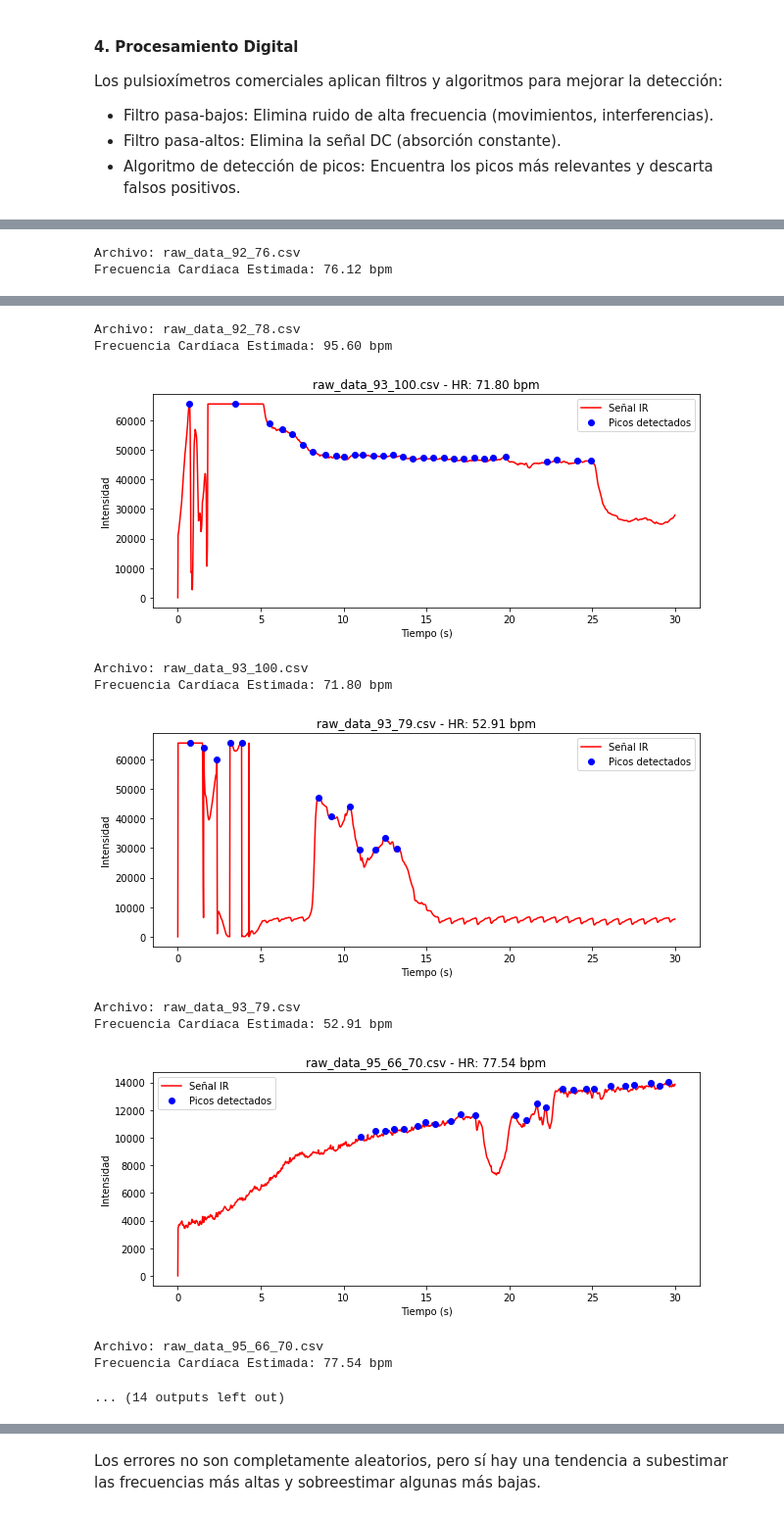
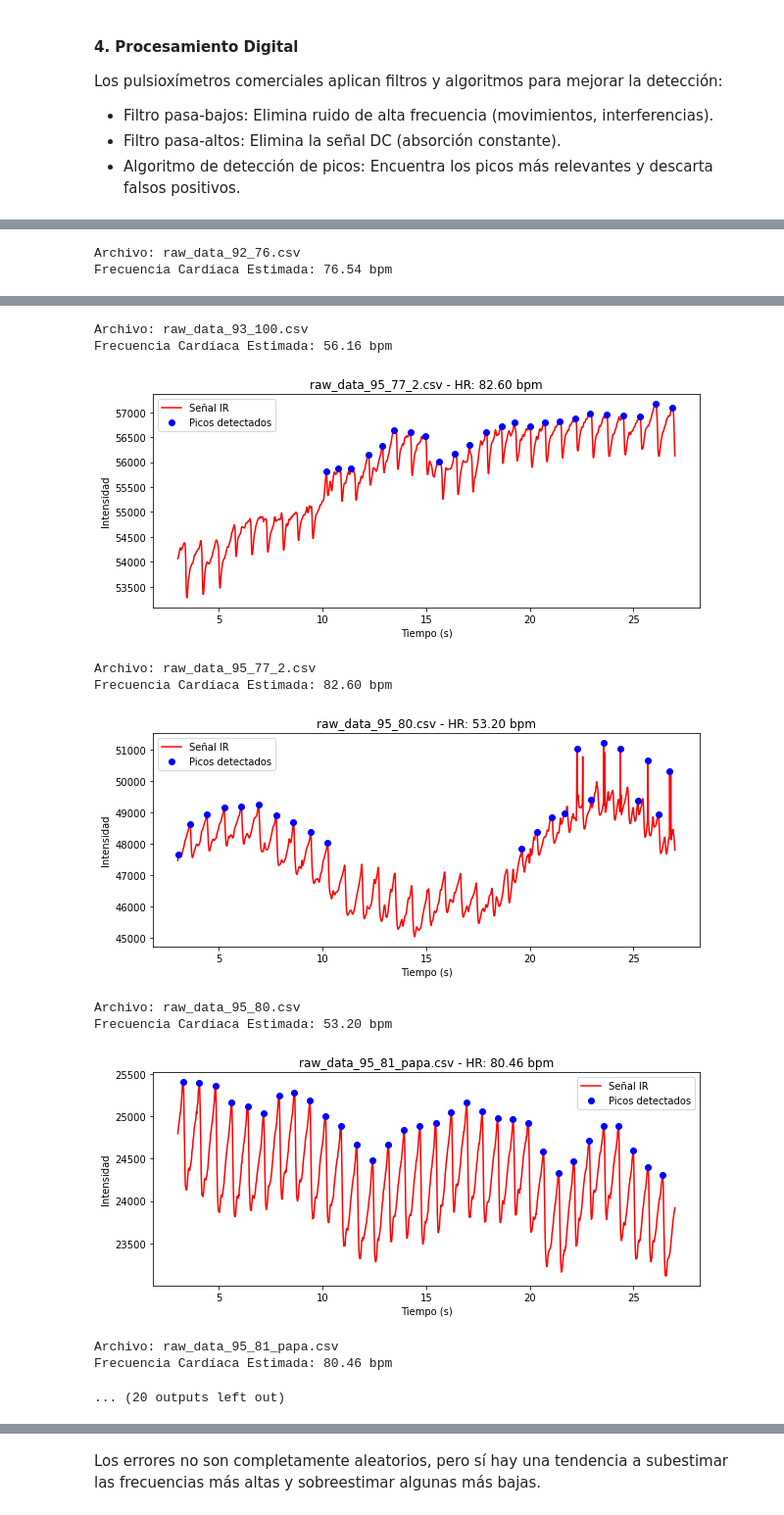
Before and after one commit to ElenaRuizMoreno/TFG-Elena-Ruiz, a Jupyter notebook: Código/procesamiento/Pulsi_comercial.ipynb, the cells around one changed output, grey strips where cells are left out. Shown at 98% size. Cells and saved outputs as stored; diff of their text form; code cells hidden in the pictures.

```diff
--- a/Código/procesamiento/Pulsi_comercial.ipynb
+++ b/Código/procesamiento/Pulsi_comercial.ipynb
@@ -50,6 +50,8 @@ from scipy.signal import find_peaks
 # Cargar los datos del CSV
 file_path = r"C:\Users\Elena\Desktop\GitHub\TFG-Elena-Ruiz\Datos\Datos crudos\save_log2\raw_data_95_77_2.csv"
 df = pd.read_csv(file_path, delimiter=";")
+
+df = df[(df['Tiempo (ms)'] >= 3000) & (df['Tiempo (ms)'] <= 27000)].reset_index(drop=True)
 
 # Extraer tiempo e intensidad de la señal IR (o RED)
 tiempo = df['Tiempo (ms)'] / 1000  # Convertir a segundos
@@ -103,6 +105,7 @@ for archivo in os.listdir(carpeta):
 
         # Cargar los datos
         df = pd.read_csv(ruta_csv, delimiter=";")
+        df = df[(df['Tiempo (ms)'] >= 3000) & (df['Tiempo (ms)'] <= 27000)].reset_index(drop=True)
         tiempo = df['Tiempo (ms)'] / 1000  # Convertir a segundos
         senal_ir = df['IR']  # Puedes cambiar a 'RED' si prefieres
 
@@ -140,2 +143,2 @@ Frecuencia Cardíaca Estimada: 90.39 bpm
 Archivo: raw_data_92_76.csv
-Frecuencia Cardíaca Estimada: 76.12 bpm
+Frecuencia Cardíaca Estimada: 76.54 bpm
@@ -143,15 +146,15 @@ Frecuencia Cardíaca Estimada: 76.12 bpm
-Archivo: raw_data_92_78.csv
-Frecuencia Cardíaca Estimada: 95.60 bpm
+Archivo: raw_data_93_100.csv
+Frecuencia Cardíaca Estimada: 56.16 bpm
-[figure, old version]
+[figure, new version]
-Archivo: raw_data_93_100.csv
-Frecuencia Cardíaca Estimada: 71.80 bpm
+Archivo: raw_data_95_77_2.csv
+Frecuencia Cardíaca Estimada: 82.60 bpm
-[figure, old version]
+[figure, new version]
-Archivo: raw_data_93_79.csv
-Frecuencia Cardíaca Estimada: 52.91 bpm
+Archivo: raw_data_95_80.csv
+Frecuencia Cardíaca Estimada: 53.20 bpm
-[figure, old version]
+[figure, new version]
-Archivo: raw_data_95_66_70.csv
-Frecuencia Cardíaca Estimada: 77.54 bpm
+Archivo: raw_data_95_81_papa.csv
+Frecuencia Cardíaca Estimada: 80.46 bpm
-... (14 outputs left out)
+... (20 outputs left out)
 # %%
 import numpy as np
 import pandas as pd
```
Also changed, not shown: parts of 5 cells of this notebook, 7 other files.
